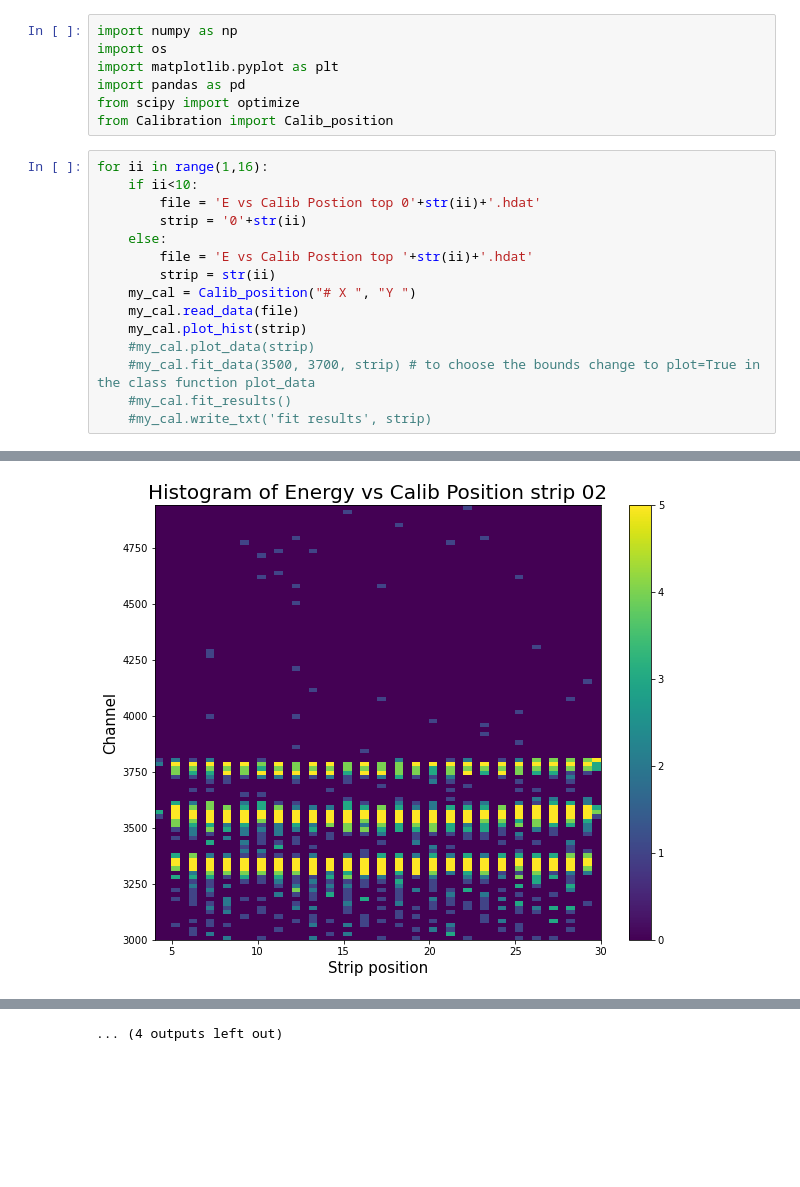
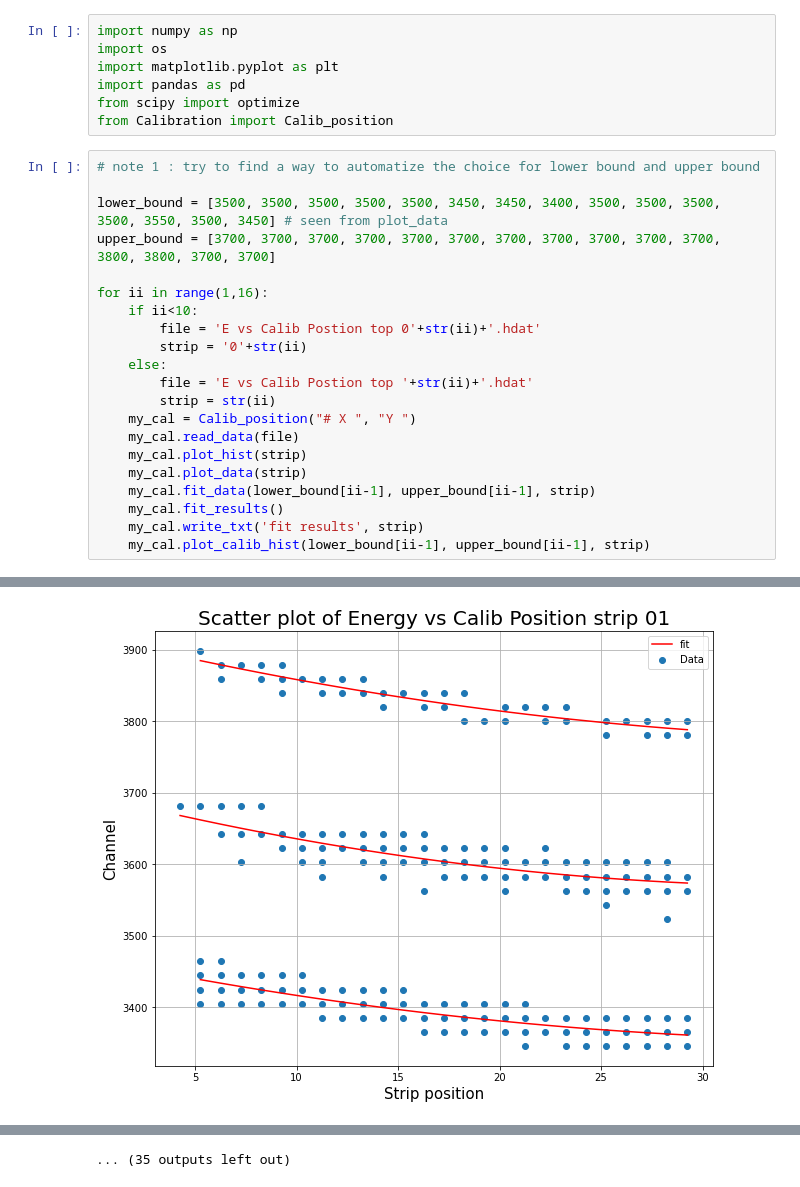
Before and after one commit to chiaramasia01/GSI16Strip, a Jupyter notebook: main_calibration.ipynb, the cells around one changed output, grey strips where cells are left out. Cells and saved outputs as stored; diff of their text form; blank space fills up the shorter version.

```diff
--- a/main_calibration.ipynb
+++ b/main_calibration.ipynb
@@ -8,6 +8,11 @@ import pandas as pd
 from scipy import optimize
 from Calibration import Calib_position
 # %%
+# note 1 : try to find a way to automatize the choice for lower bound and upper bound
+
+lower_bound = [3500, 3500, 3500, 3500, 3500, 3450, 3450, 3400, 3500, 3500, 3500, 3500, 3550, 3500, 3450] # seen from plot_data
+upper_bound = [3700, 3700, 3700, 3700, 3700, 3700, 3700, 3700, 3700, 3700, 3700, 3800, 3800, 3700, 3700]
+
 for ii in range(1,16):
     if ii<10:
         file = 'E vs Calib Postion top 0'+str(ii)+'.hdat'
@@ -18,8 +23,9 @@ for ii in range(1,16):
     my_cal = Calib_position("# X ", "Y ")
     my_cal.read_data(file)
     my_cal.plot_hist(strip)
-    #my_cal.plot_data(strip)
-    #my_cal.fit_data(3500, 3700, strip) # to choose the bounds change to plot=True in the class function plot_data
-    #my_cal.fit_results()
-    #my_cal.write_txt('fit results', strip)
+    my_cal.plot_data(strip)
+    my_cal.fit_data(lower_bound[ii-1], upper_bound[ii-1], strip)
+    my_cal.fit_results()
+    my_cal.write_txt('fit results', strip)
+    my_cal.plot_calib_hist(lower_bound[ii-1], upper_bound[ii-1], strip)
 # %% [output]
@@ -42 +67 @@ for ii in range(1,16):
-[figure, old version]
+[figure, new version]
@@ -52 +76 @@ for ii in range(1,16):
-... (4 outputs left out)
+... (35 outputs left out)
```
Also changed, not shown: parts of 1 cell of this notebook, 18 other files.
